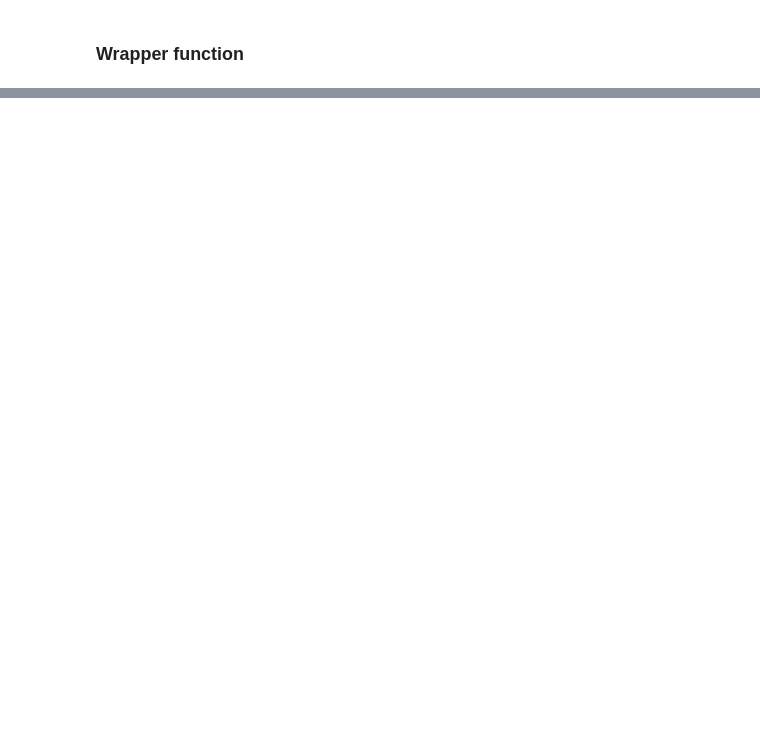
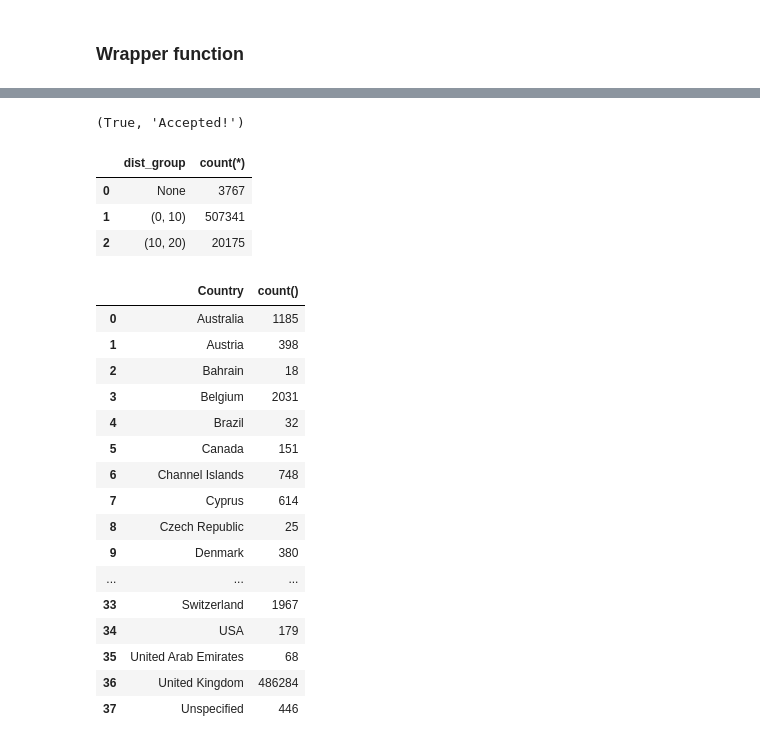
Before and after one commit to chaos-genius/chaos_genius, a Jupyter notebook: sandbox/core/kpi-validation/kpi_validation.ipynb, the cells around one changed output, grey strips where cells are left out. Saved outputs shown, nothing was run; the diff lists cells and outputs as text; code cells hidden in the pictures; blank space fills up the shorter version.

```diff
--- a/sandbox/core/kpi-validation/kpi_validation.ipynb
+++ b/sandbox/core/kpi-validation/kpi_validation.ipynb
@@ -52,3 +55,9 @@ ecom_df['ItemTotalPrice'] = ecom_df['UnitPrice'] * ecom_df['Quantity']
+# %%
+# format: %m%Y%d %X
+ecom_df['date2'] = ecom_df['date'].apply(lambda d: d.strftime('%m%Y%d %X'))
+
+# Unix time in seconds
+ecom_df['unix_secs'] = ecom_df['date'].apply(lambda d: d.timestamp()).astype(int)
 # %%
 ecom_df
 # %% [output]
@@ -190,0 +371,4 @@ Validate kpi not datetime: True
+# %%
+validate_kpi(ecom_df.tail(100), kpi_column_name='ItemTotalPrice', agg_type='mean', date_column_name='unix_secs', unix_unit='ns')
+# %% [output]
+(True, 'Accepted!')
@@ -190,0 +377,40 @@ Validate kpi not datetime: True
+# %%
+sql = '''
+select dist_group, count(*)
+from
+(
+ select case when UnitPrice between 0 and 10 then '(0, 10)'
+             when UnitPrice between 10 and 20 then '(10, 20)' end as dist_group
+ from ecom_df
+)
+group by dist_group
+'''
+sqldf(sql, locals())
+# %% [output]
+|  | dist_group | count(*) |
+| 0 | None | 3767 |
+| 1 | (0, 10) | 507341 |
+| 2 | (10, 20) | 20175 |
+# %%
+sql = '''
+SELECT Country, count() FROM ecom_df GROUP BY Country
+'''
+sqldf(sql, locals())
+# %% [output]
+|  | Country | count() |
+| 0 | Australia | 1185 |
+| 1 | Austria | 398 |
+| 2 | Bahrain | 18 |
+| 3 | Belgium | 2031 |
+| 4 | Brazil | 32 |
+| 5 | Canada | 151 |
+| 6 | Channel Islands | 748 |
+| 7 | Cyprus | 614 |
+| 8 | Czech Republic | 25 |
+| 9 | Denmark | 380 |
+| ... | ... | ... |
+| 33 | Switzerland | 1967 |
+| 34 | USA | 179 |
+| 35 | United Arab Emirates | 68 |
+| 36 | United Kingdom | 486284 |
+| 37 | Unspecified | 446 |
```
Also changed, not shown: parts of 32 cells of this notebook, 1 other file.
